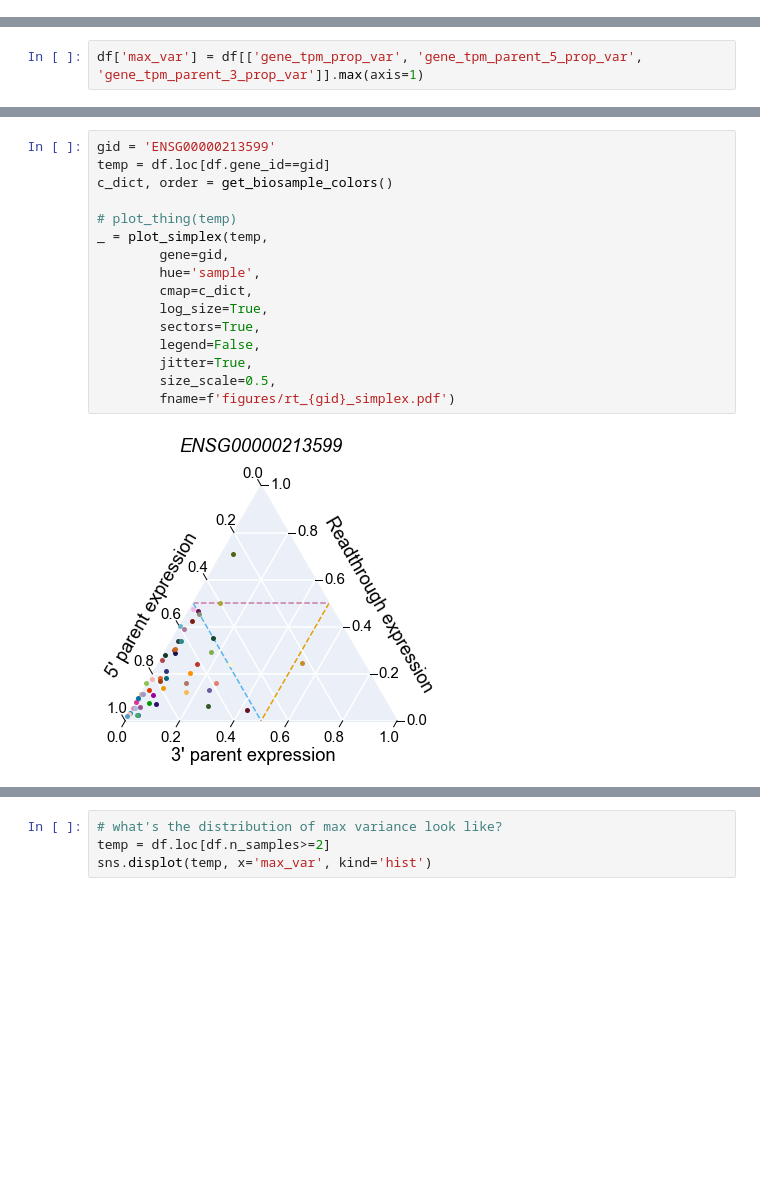
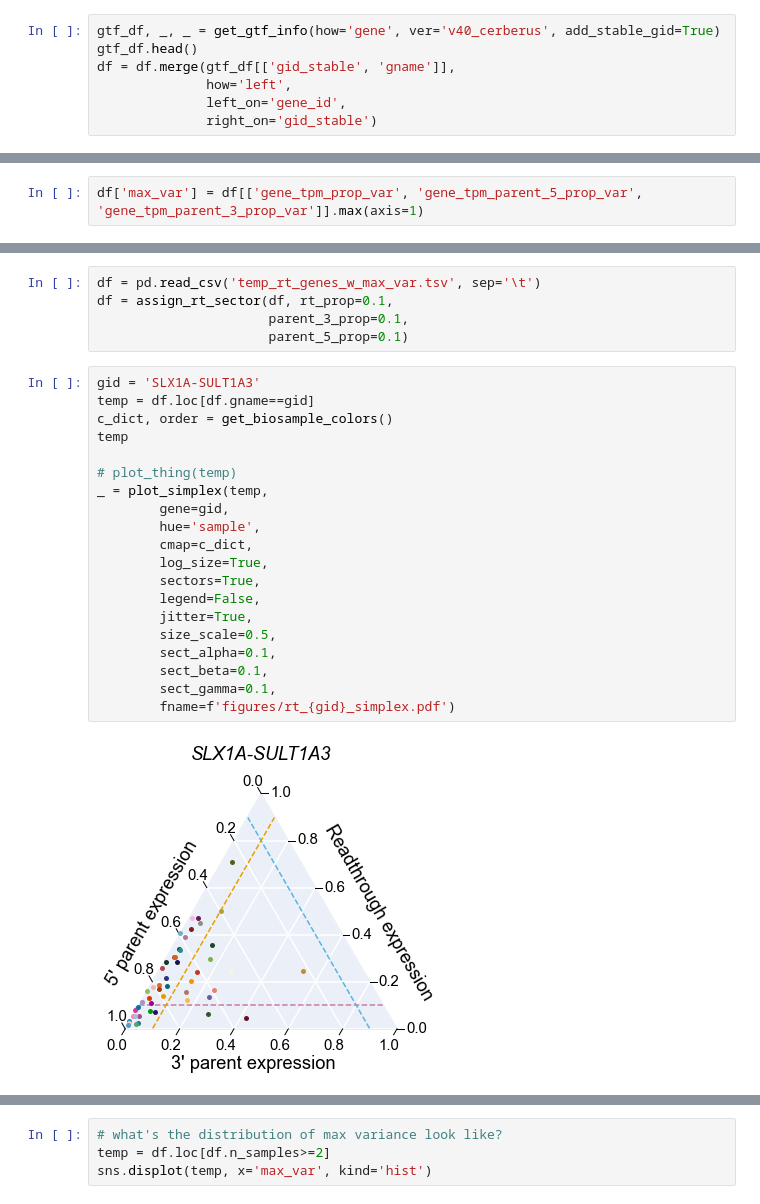
Before and after one commit to fairliereese/paper_rnawg, a Jupyter notebook: figures_revisions/revisions/readthrough_v_parent_expression_ss.ipynb, the cells around one changed output, grey strips where cells are left out. Drawn from its saved outputs; the diff is of its cells as text; blank space fills up the shorter version.

```diff
--- a/figures_revisions/revisions/readthrough_v_parent_expression_ss.ipynb
+++ b/figures_revisions/revisions/readthrough_v_parent_expression_ss.ipynb
@@ -887,6 +970,13 @@ df.head()
 | 2 | 0 | ENSG00000120948 | ENSG00000277726 | ENSG00000271895 | ENSG00000120948 | adrenal_gland | 46.309262 | ... |
 | 3 | 0 | ENSG00000120948 | ENSG00000277726 | ENSG00000271895 | ENSG00000120948 | brain | 59.097716 | ... |
 | 4 | 0 | ENSG00000120948 | ENSG00000277726 | ENSG00000271895 | ENSG00000120948 | brain_ad | 72.882712 | ... |
+# %%
+gtf_df, _, _ = get_gtf_info(how='gene', ver='v40_cerberus', add_stable_gid=True)
+gtf_df.head()
+df = df.merge(gtf_df[['gid_stable', 'gname']],
+              how='left',
+              left_on='gene_id',
+              right_on='gid_stable')
 # %%
 df = df.merge(df[['gene_id','gene_tpm_prop', 'gene_tpm_parent_5_prop', 'gene_tpm_parent_3_prop']].groupby('gene_id').mean().reset_index(),
               how='left',
@@ -923,18 +1078,27 @@ df['max_var'] = df[['gene_tpm_prop_var', 'gene_tpm_parent_5_prop_var', 'gene_tpm
+# %%
+df = pd.read_csv('temp_rt_genes_w_max_var.tsv', sep='\t')
+df = assign_rt_sector(df, rt_prop=0.1,
+                      parent_3_prop=0.1,
+                      parent_5_prop=0.1)
 # %%
-gid = 'ENSG00000213599'
-temp = df.loc[df.gene_id==gid]
+gid = 'SLX1A-SULT1A3'
+temp = df.loc[df.gname==gid]
 c_dict, order = get_biosample_colors()
+temp
 
 # plot_thing(temp)
 _ = plot_simplex(temp,
         gene=gid,
         hue='sample',
         cmap=c_dict,
         log_size=True,
         sectors=True,
         legend=False,
         jitter=True,
         size_scale=0.5,
+        sect_alpha=0.1,
+        sect_beta=0.1,
+        sect_gamma=0.1,
         fname=f'figures/rt_{gid}_simplex.pdf')
 # %% [output]
-[figure, old version]
+[figure, new version]
```
Also changed, not shown: parts of 15 cells of this notebook, 13 other files.
